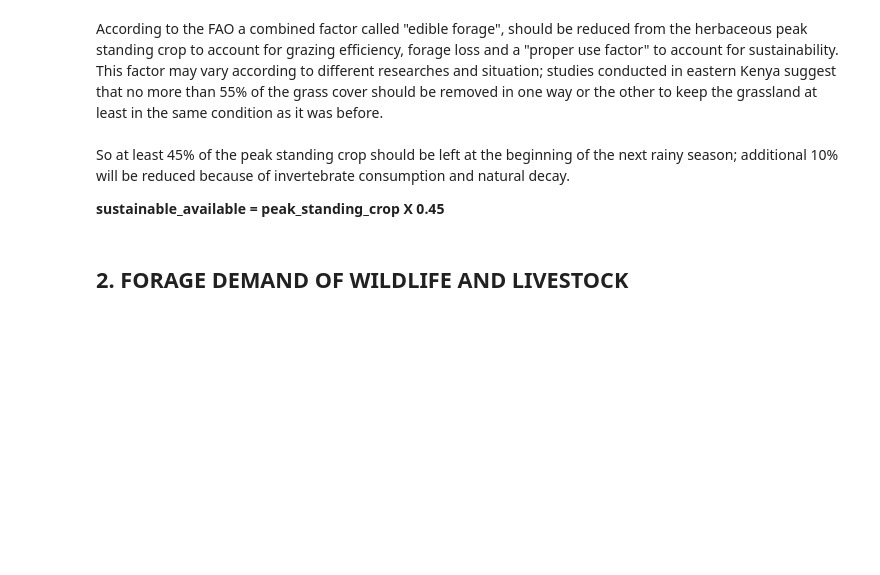
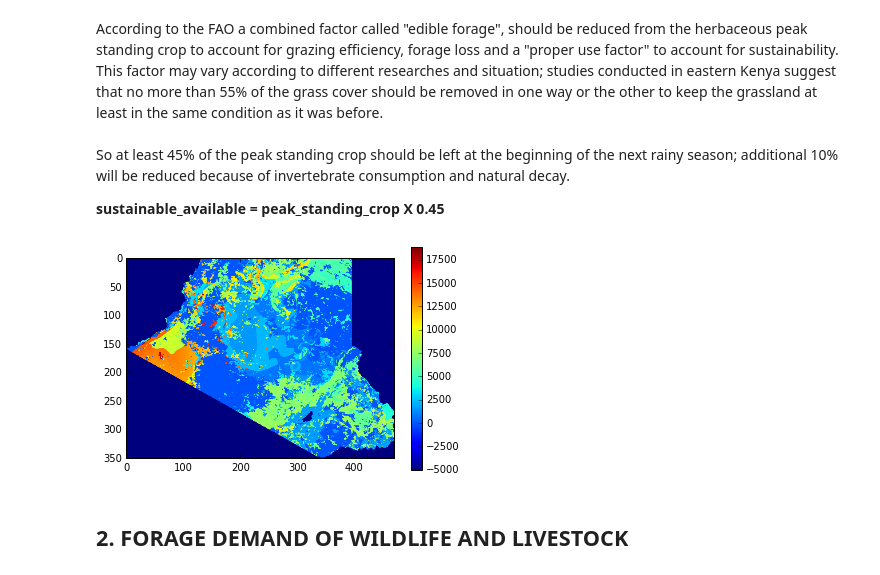
Before and after one commit to piccicla/geopython2016, a Jupyter notebook: geopython.ipynb, the cells around one changed output. Saved outputs shown, nothing was run; the diff lists cells and outputs as text; code cells hidden in the pictures; blank space fills up the shorter version.

```diff
--- a/geopython.ipynb
+++ b/geopython.ipynb
@@ -268,7 +297,9 @@ So at least 45% of the peak standing crop should be left at the beginning of the
 # %%
 sustainable_available = peak_standing_crop * 0.45
 
-visualize(sustainable_available)
+visualize(sustainable_available, minvalue = -5000)
+# %% [output]
+[figure, added]
 # %%
 #sustainable_available.store("sustainable_available","GTiff","gdal")
 sustainable_available.store("sustainable_available","map","ilwis3")
```
Also changed, not shown: parts of 26 cells of this notebook.
